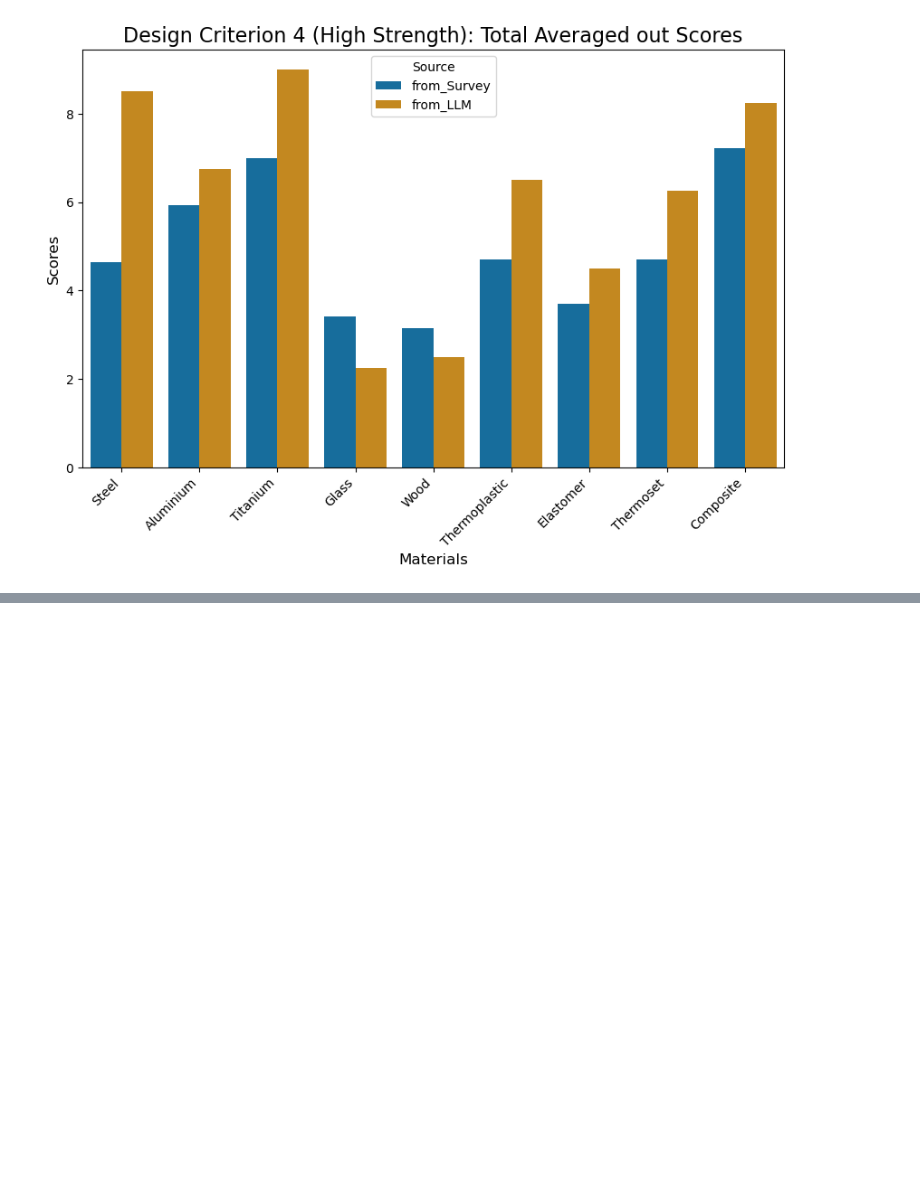
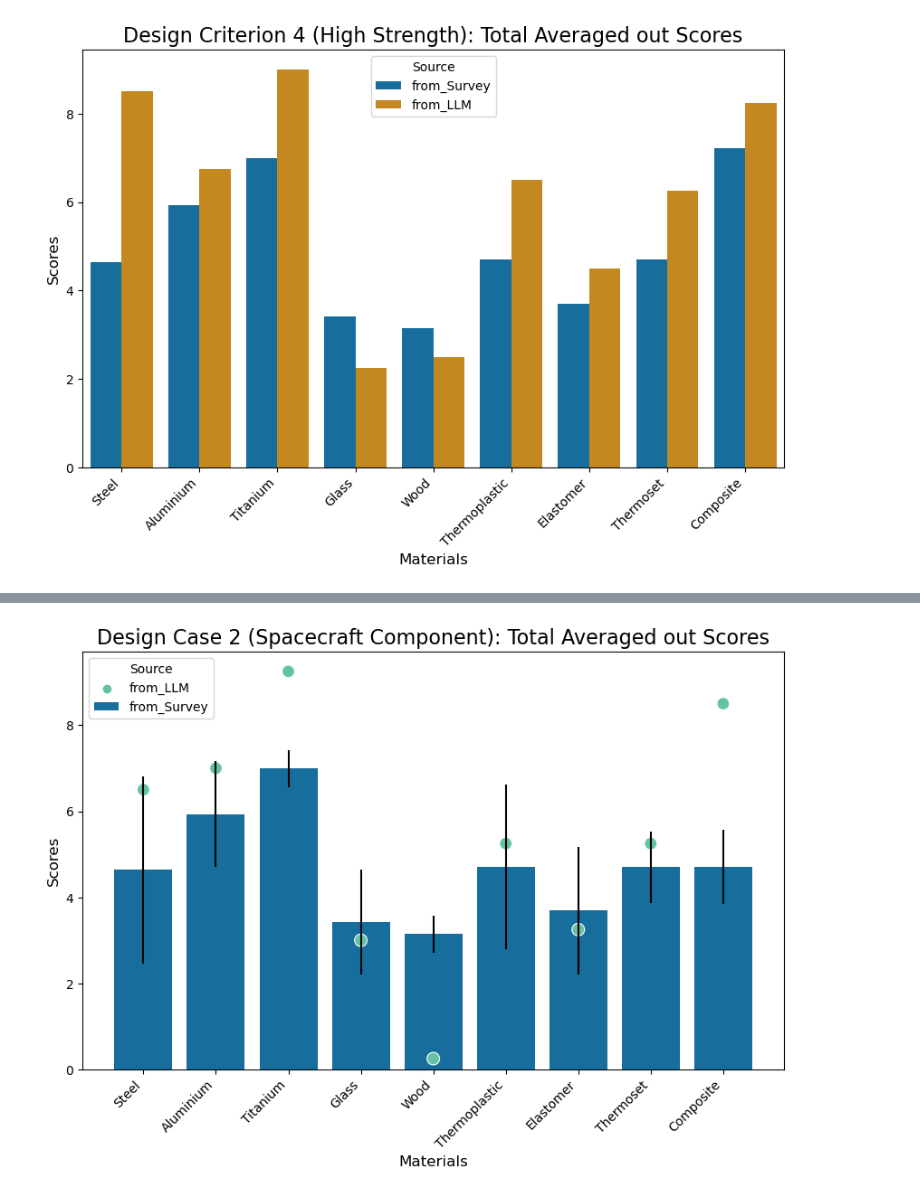
Before and after one commit to cmudrc/LLM-for-Material-Selection, a Jupyter notebook: SurveyLLM comparison.ipynb, the cells around one changed output, grey strips where cells are left out. Cells and saved outputs as stored; diff of their text form; code cells hidden in the pictures; blank space fills up the shorter version.

```diff
--- a/SurveyLLM comparison.ipynb
+++ b/SurveyLLM comparison.ipynb
@@ -1755,0 +1761,97 @@ plt.show()
+# %%
+import json
+import ast
+import numpy as np
+
+# file_path = '/Users/yashpatawari/LLM-for-Material-Selection/All 10_GPT4/Spacecraft Component_Corrosion Resistant.json'  # Replace with the actual file path
+
+design_case = ['Kitchen Utensil Grip', 'Spacecraft Component', 'Underwater Component', 'Safety Helmet']
+design_criterion = ['Lightweight', 'Resistant to Heat', 'Corrosion Resistant', 'High Strength']
+
+spacecraft_llm = {}
+
+for case in design_case:
+    for criterion in design_criterion:
+        if case == 'Spacecraft Component':
+            file_path = f'/Users/yashpatawari/LLM-for-Material-Selection/All 10_GPT4/{case}_{criterion}.json'
+        # file_path = f'/Users/yashpatawari/LLM-for-Material-Selection/All 10_GPT4/{case}_{criterion}.json'
+
+            with open(file_path, 'r') as f:
+                data = json.load(f)
+                spacecraft_llm[f"{case}_{criterion}"] = ast.literal_eval(data)
+
+material_list_spacecraft = {}
+
+for m in materials:
+    material_list_spacecraft[f"{m}"] = []
+
+# print("Material List Means: ",material_list_spacecraft)
+
+
+# material_list = {}
+for criterion in design_criterion:
+    for material in materials:
+        material_list_spacecraft[f"{material}"].append(spacecraft_llm[f"Spacecraft Component_{criterion}"][f"{material}"])
+
+print(material_list_spacecraft)
+# print("Material List Means: ",material_list_spacecraft)
+
+
+
+average_scores_spacecraft = {}
+
+for material, scores in material_list_spacecraft.items():
+    average_scores_spacecraft[material] = sum(scores) / len(scores)
+
+print(average_scores_spacecraft)
+
+std_scores_spacecraft = {}
+
+for material, scores in material_list_spacecraft.items():
+    std_scores_spacecraft[material] = np.std(scores)
+
+
+print(std_scores_spacecraft)
+
+std_list_spacecraft = []
+for m in materials:
+    std_list_spacecraft.append(std_scores_spacecraft[m])
+    # std_list_spacecraft.append(0)
+
+print("Standard Deviation Survey",std_list_spacecraft)
+
+survey_list = [mean_steel_total, mean_aluminium_total, mean_titanium_total, mean_glass_total, mean_wood_total, mean_thermoplastic_total, mean_elastomer_total, mean_thermoset_total, mean_composite_total]
+
+llm_list_spacecraft =  [average_scores_spacecraft['Steel'], average_scores_spacecraft['Aluminium'], average_scores_spacecraft['Titanium'], average_scores_spacecraft['Glass'], average_scores_spacecraft['Wood'], average_scores_spacecraft['Thermoplastic'], average_scores_spacecraft['Elastomer'], average_scores_spacecraft['Thermoset'], average_scores_spacecraft['Composite']]
+
+sorted_survey_list = sorted(survey_list)
+sorted_llm_list_spacecraft = sorted(llm_list_spacecraft)
+
+print("Material List Means: ", llm_list_spacecraft)
+
+print("Survey List Mean: ", survey_list)
+
+
+data_spacecraft = pd.DataFrame({
+    'Materials': materials * 2,
+    'Scores': survey_list + llm_list_spacecraft,
+    'Source': ['from_Survey'] * len(materials) + ['from_LLM'] * len(materials)
+})
+
+plt.figure(figsize=(10, 6))
+color_palette = sns.color_palette("colorblind")
+
+# Plot the bar chart with the colorblind-friendly palette
+sns.barplot(x='Materials', y='Scores', hue='Source', data=data_spacecraft[:len(materials)], palette=color_palette, yerr=std_list_spacecraft[:len(materials)])
+
+# Plot the scatter plot with the colorblind-friendly palette
+sns.scatterplot(x='Materials', y='Scores', hue='Source', data=data_spacecraft[len(materials):], palette="Set2", s=100)
+
+plt.xlabel('Materials', fontsize=12)
+plt.ylabel('Scores', fontsize=12)
+plt.title('Design Case 2 (Spacecraft Component): Total Averaged out Scores', fontsize=16)
+plt.xticks(rotation=45, ha='right')
+plt.legend(title='Source')
+plt.show()
+# sns.scatterplot(x='Materials', y='Scores', hue='Source', data=data_spacecraft[len(materials):], palette="r", s=100)
+# %% [output]
@@ -1755,0 +1864 @@ plt.show()
+[figure, added]
```
Also changed, not shown: parts of 6 cells of this notebook, 35 other files.
